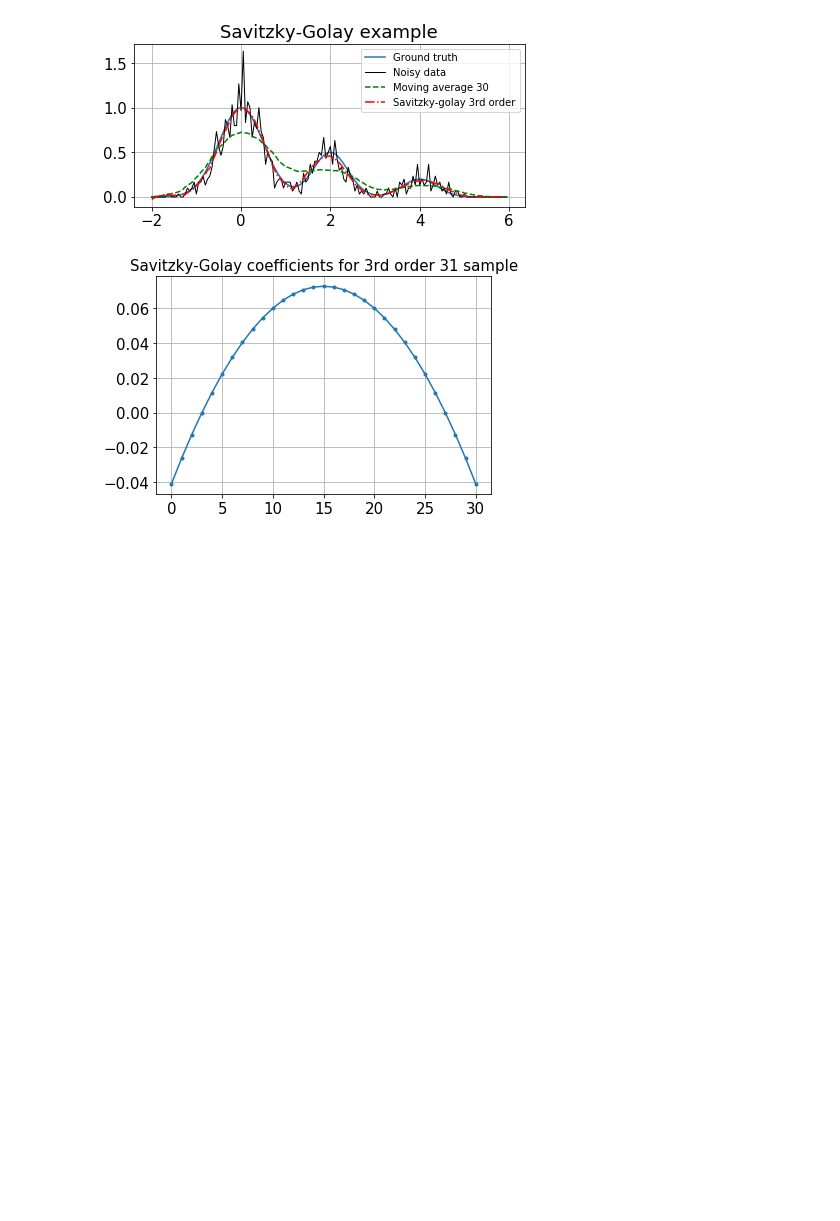
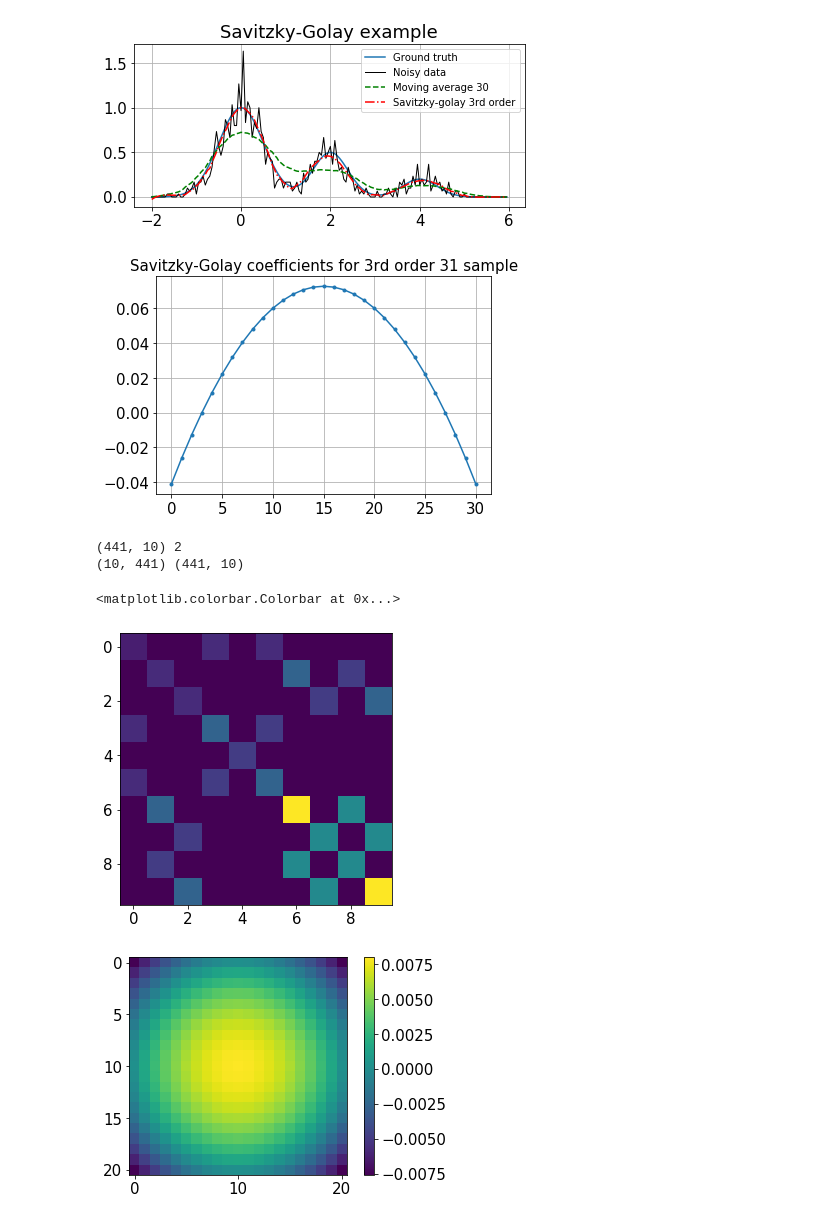
Before and after one commit to msakuta/notebooks, a Jupyter notebook: SavitzkyGolay.ipynb, the cells around one changed output. Saved outputs shown, nothing was run; the diff lists cells and outputs as text; code cells hidden in the pictures; blank space fills up the shorter version.

```diff
--- a/SavitzkyGolay.ipynb
+++ b/SavitzkyGolay.ipynb
@@ -43,3 +44,33 @@ plt.title("Savitzky-Golay coefficients for 3rd order 31 sample", fontsize=15)
 plt.savefig("../statistics/images/savgol-coeffs.pdf")
 # %% [output]
 [figure]
+# %%
+vx = np.linspace(-2, 2, 21)
+vy = np.linspace(-2, 2, 21)
+xmesh, ymesh = np.meshgrid(vx, vy)
+#x = [0, 0.5, 0.5, 0, 1, 0, 1, 1]
+#y = [0, 0, 1, 1, 0, 0.5, 0.5, 1]
+x = np.array(xmesh.flat)
+y = np.array(ymesh.flat)
+x2 = x ** 2
+y2 = y ** 2
+xy = x * y
+xxy = x * x * y
+xyy = x * y * y
+x3 = x ** 3
+y3 = y ** 3
+X = np.vstack([np.ones(len(x)), x, y, x2, xy, y2, x3, xxy, xyy, y3]).T
+plt.subplots(figsize=(5,5))
+plt.imshow(X.T @ X)
+print(X.shape, np.rank(X))
+R = np.matrix(X.T @ X) ** -1 * X.T
+print(R.shape, X.shape)
+plt.figure()
+plt.imshow(R[0,:].reshape(len(vx), -1))
+plt.colorbar()
+# %% [output]
+(441, 10) 2
+(10, 441) (441, 10)
+<matplotlib.colorbar.Colorbar at 0x...>
+[figure, added]
+[figure, added]
```
Also changed, not shown: parts of 2 cells of this notebook.
